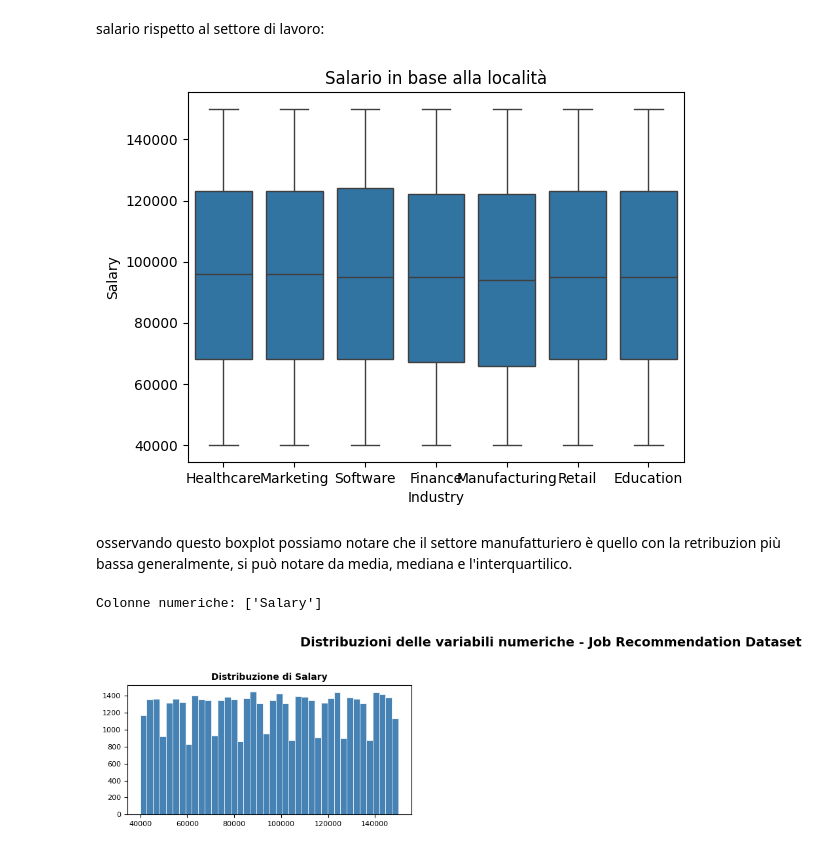
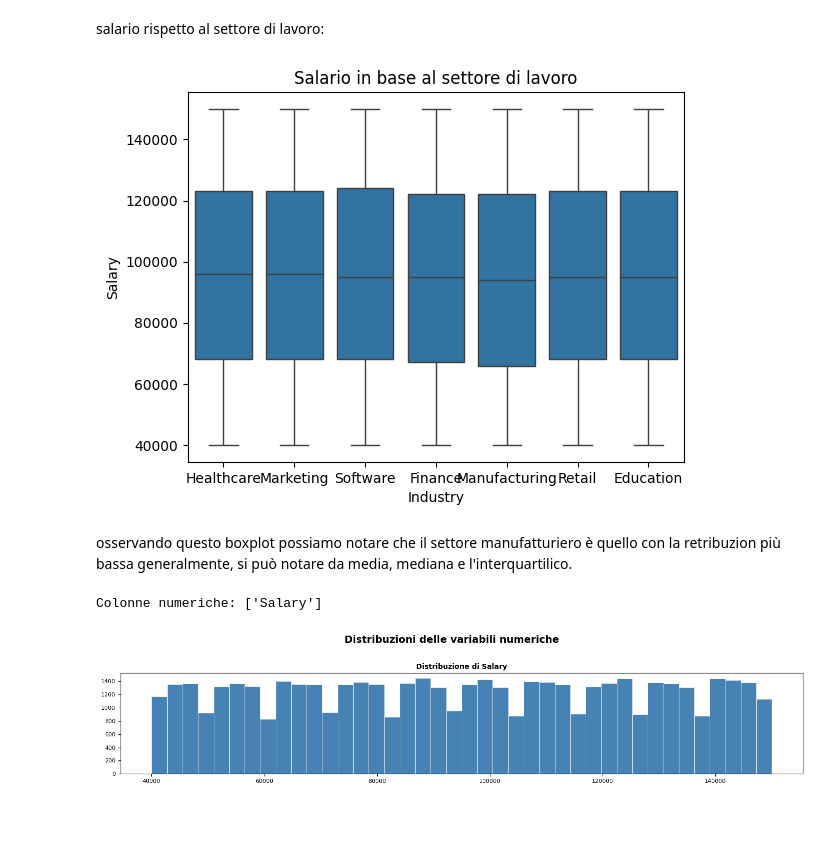
Before and after one commit to anna8987/jobrec, a Jupyter notebook: progettoJobrec.ipynb, the cells around one changed output. Cells and saved outputs as stored; diff of their text form; code cells hidden in the pictures; blank space fills up the shorter version.

Commit message:
sistemato codice vecchio e aggiunto parte su variabili categoriali

```diff
--- a/progettoJobrec.ipynb
+++ b/progettoJobrec.ipynb
@@ -151,49 +149,45 @@ possiamo notare che anche in questo caso non ci son delle differenze rilevanti m
 salario rispetto al settore di lavoro:
 # %%
 sns.boxplot(x='Industry', y='Salary', data=df)
-plt.title("Salario in base alla località")
+plt.title("Salario in base al settore di lavoro")
 plt.show()
 # %% [output]
-[figure, old version]
+[figure, new version]
 # %% [markdown]
 osservando questo boxplot possiamo notare che il settore manufatturiero è quello con la retribuzion più bassa generalmente, si può notare da media, mediana e l'interquartilico.
 # %%
-import matplotlib.pyplot as plt
-
 # Seleziona le colonne numeriche del dataset
 num_cols = df.select_dtypes(include='number').columns.tolist()
 
 print("Colonne numeriche:", num_cols)
 
 # Numero di feature numeriche
 n = len(num_cols)
 
-# Numero di colonne del layout
-ncols = 3
-
 # Numero di righe necessarie
-nrows = (n + ncols - 1) // ncols
+nrows = (n + 1 - 1) // 1 # 1 perchè cè' solo una colonna numerica
 
 # Crea figura e assi
-fig, axes = plt.subplots(nrows, ncols, figsize=(14, nrows * 3))
+fig, axes = plt.subplots(nrows, 1, figsize=(14, nrows * 3))
+axes = np.array(axes).reshape(-1)
 axes = axes.flatten()
 
 # Istogrammi
 for i, col in enumerate(num_cols):
     axes[i].hist(df[col].dropna(), bins=40, color='steelblue', edgecolor='white', linewidth=0.5)
     axes[i].set_title(f'Distribuzione di {col}', fontsize=10, fontweight='bold')
     axes[i].set_xlabel('')
     axes[i].tick_params(labelsize=8)
 
 # Nasconde gli assi vuoti
 for j in range(i + 1, len(axes)):
     axes[j].set_visible(False)
 
-fig.suptitle('Distribuzioni delle variabili numeriche - Job Recommendation Dataset',
-             fontsize=14, fontweight='bold', y=1.02)
+fig.suptitle('Distribuzioni delle variabili numeriche',
+            fontsize=14, fontweight='bold', y=1.02)
 
 plt.tight_layout()
 plt.show()
 # %% [output]
 Colonne numeriche: ['Salary']
-[figure, old version]
+[figure, new version]
```
Also changed, not shown: parts of 15 cells of this notebook.
